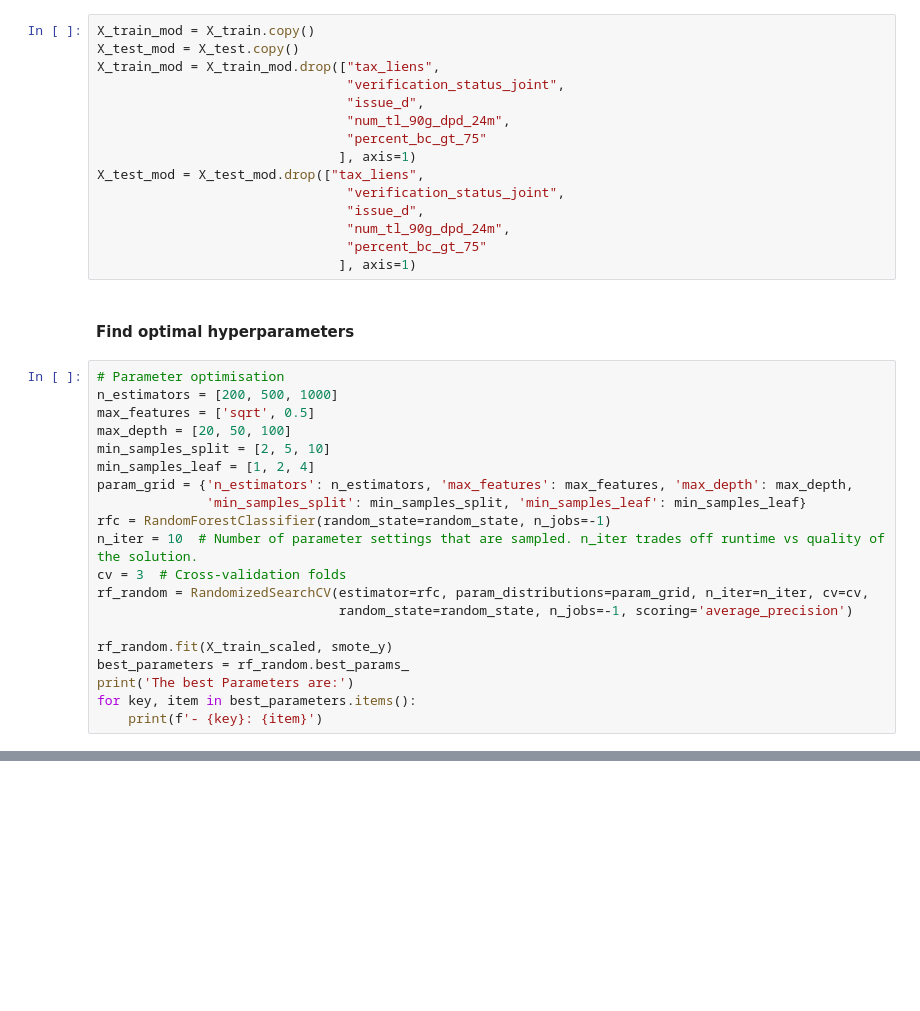
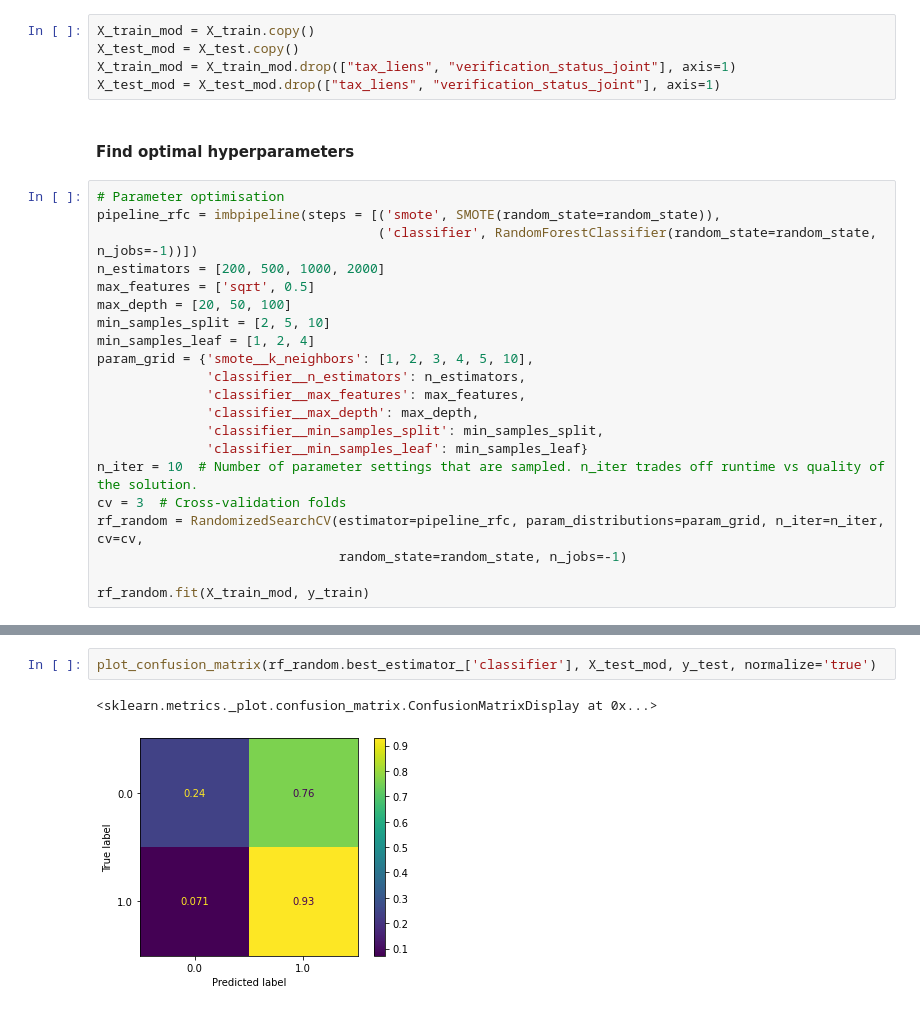
Before and after one commit to apurvk2000/Big-Data-Project, a Jupyter notebook: logistic_forest.ipynb, the cells around one changed output, grey strips where cells are left out. Cells and saved outputs as stored; diff of their text form; blank space fills up the shorter version.

Commit message:
logistic_forest almost finished

```diff
--- a/logistic_forest.ipynb
+++ b/logistic_forest.ipynb
@@ -400,37 +419,28 @@ We aslo must note that we will use the original data set and the orginal train a
 # %%
 X_train_mod = X_train.copy()
 X_test_mod = X_test.copy()
-X_train_mod = X_train_mod.drop(["tax_liens",
-                                "verification_status_joint",
-                                "issue_d",
-                                "num_tl_90g_dpd_24m",
-                                "percent_bc_gt_75"
-                               ], axis=1)
-X_test_mod = X_test_mod.drop(["tax_liens",
-                                "verification_status_joint",
-                                "issue_d",
-                                "num_tl_90g_dpd_24m",
-                                "percent_bc_gt_75"
-                               ], axis=1)
+X_train_mod = X_train_mod.drop(["tax_liens", "verification_status_joint"], axis=1)
+X_test_mod = X_test_mod.drop(["tax_liens", "verification_status_joint"], axis=1)
 # %% [markdown]
 #### Find optimal hyperparameters
 # %%
 # Parameter optimisation
-n_estimators = [200, 500, 1000]
+pipeline_rfc = imbpipeline(steps = [('smote', SMOTE(random_state=random_state)),
+                                    ('classifier', RandomForestClassifier(random_state=random_state, n_jobs=-1))])
+n_estimators = [200, 500, 1000, 2000]
 max_features = ['sqrt', 0.5]
 max_depth = [20, 50, 100]
 min_samples_split = [2, 5, 10]
 min_samples_leaf = [1, 2, 4]
-param_grid = {'n_estimators': n_estimators, 'max_features': max_features, 'max_depth': max_depth,
-              'min_samples_split': min_samples_split, 'min_samples_leaf': min_samples_leaf}
-rfc = RandomForestClassifier(random_state=random_state, n_jobs=-1)
+param_grid = {'smote__k_neighbors': [1, 2, 3, 4, 5, 10],
+              'classifier__n_estimators': n_estimators,
+              'classifier__max_features': max_features,
+              'classifier__max_depth': max_depth,
+              'classifier__min_samples_split': min_samples_split,
+              'classifier__min_samples_leaf': min_samples_leaf}
 n_iter = 10  # Number of parameter settings that are sampled. n_iter trades off runtime vs quality of the solution.
 cv = 3  # Cross-validation folds
-rf_random = RandomizedSearchCV(estimator=rfc, param_distributions=param_grid, n_iter=n_iter, cv=cv,
-                               random_state=random_state, n_jobs=-1, scoring='average_precision')
+rf_random = RandomizedSearchCV(estimator=pipeline_rfc, param_distributions=param_grid, n_iter=n_iter, cv=cv,
+                               random_state=random_state, n_jobs=-1)
 
-rf_random.fit(X_train_scaled, smote_y)
-best_parameters = rf_random.best_params_
-print('The best Parameters are:')
-for key, item in best_parameters.items():
-    print(f'- {key}: {item}')
+rf_random.fit(X_train_mod, y_train)
@@ -443,0 +467,5 @@ rfc_opt.score(X_test_mod,y_test)
+# %%
+plot_confusion_matrix(rf_random.best_estimator_['classifier'], X_test_mod, y_test, normalize='true')
+# %% [output]
+<sklearn.metrics._plot.confusion_matrix.ConfusionMatrixDisplay at 0x...>
+[figure, added]
```
Also changed, not shown: parts of 19 cells of this notebook, 1 other file.
